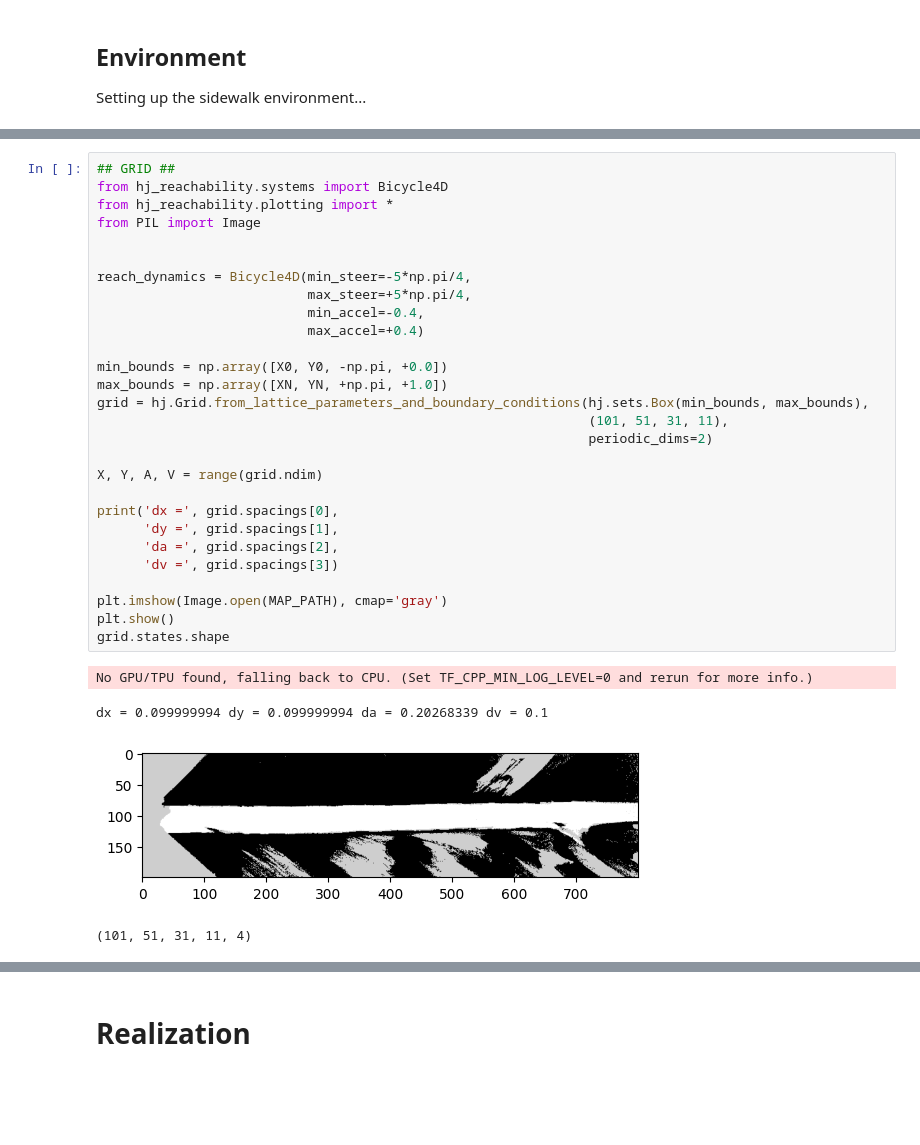
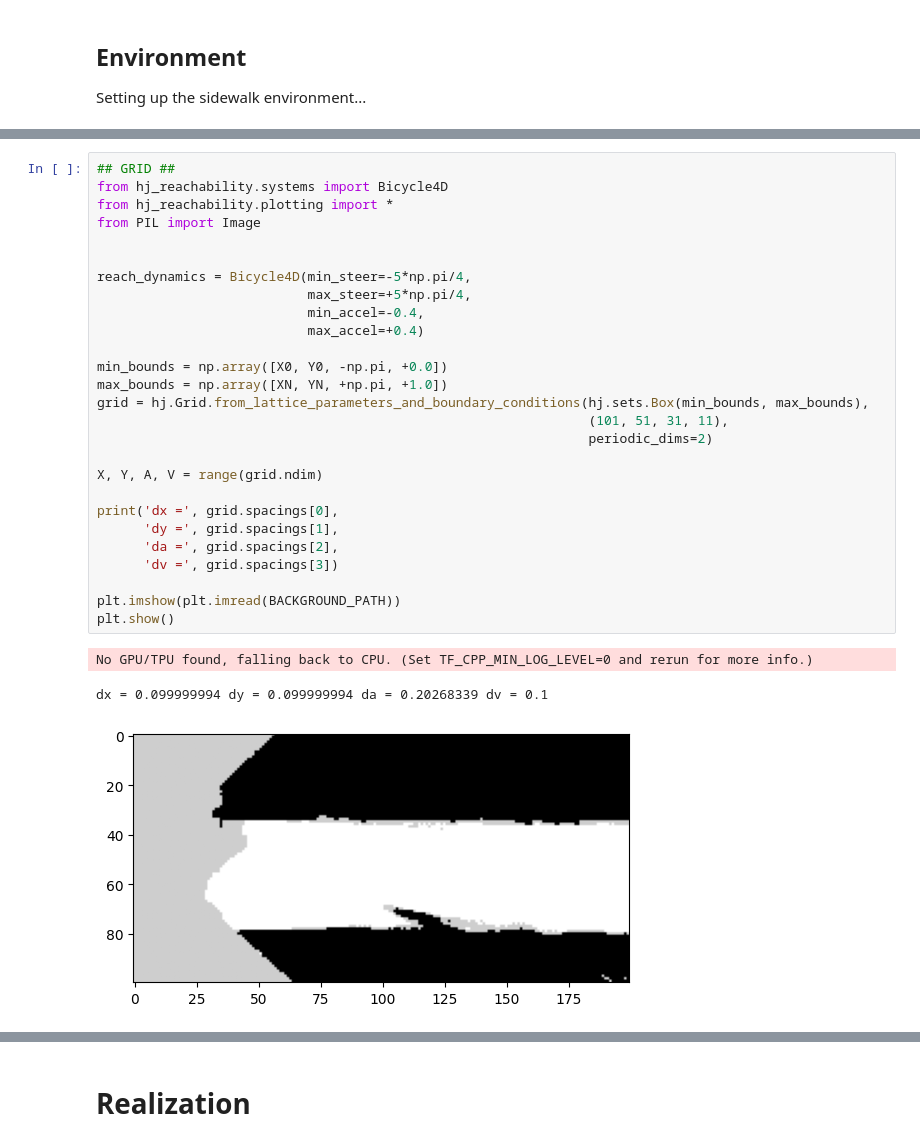
Before and after one commit to sulthansf/pyspect, a Jupyter notebook: examples/sidewalk_demo.ipynb, the cells around one changed output, grey strips where cells are left out. Saved outputs shown, nothing was run; the diff lists cells and outputs as text; blank space fills up the shorter version.

Commit message:
Verify sidewalk map vf and improved visualization

```diff
--- a/examples/sidewalk_demo.ipynb
+++ b/examples/sidewalk_demo.ipynb
@@ -132,36 +152,34 @@ MAP_ORIGIN = (0.0, -5.0)
 # %%
 ## GRID ##
 from hj_reachability.systems import Bicycle4D
 from hj_reachability.plotting import *
 from PIL import Image
 
 
 reach_dynamics = Bicycle4D(min_steer=-5*np.pi/4,
                            max_steer=+5*np.pi/4,
                            min_accel=-0.4,
                            max_accel=+0.4)
 
 min_bounds = np.array([X0, Y0, -np.pi, +0.0])
 max_bounds = np.array([XN, YN, +np.pi, +1.0])
 grid = hj.Grid.from_lattice_parameters_and_boundary_conditions(hj.sets.Box(min_bounds, max_bounds),
                                                                (101, 51, 31, 11),
                                                                periodic_dims=2)
 
 X, Y, A, V = range(grid.ndim)
 
 print('dx =', grid.spacings[0],
       'dy =', grid.spacings[1],
       'da =', grid.spacings[2],
       'dv =', grid.spacings[3])
 
-plt.imshow(Image.open(MAP_PATH), cmap='gray')
+plt.imshow(plt.imread(BACKGROUND_PATH))
 plt.show()
-grid.states.shape
 # %% [output]
 No GPU/TPU found, falling back to CPU. (Set TF_CPP_MIN_LOG_LEVEL=0 and rerun for more info.)
 dx = 0.099999994 dy = 0.099999994 da = 0.20268339 dv = 0.1
-[figure, old version]
+[figure, new version]
-(101, 51, 31, 11, 4)
 # %%
 import time
 import hj_reachability.shapes as shp
```
Also changed, not shown: parts of 23 cells of this notebook, 1 other file.
